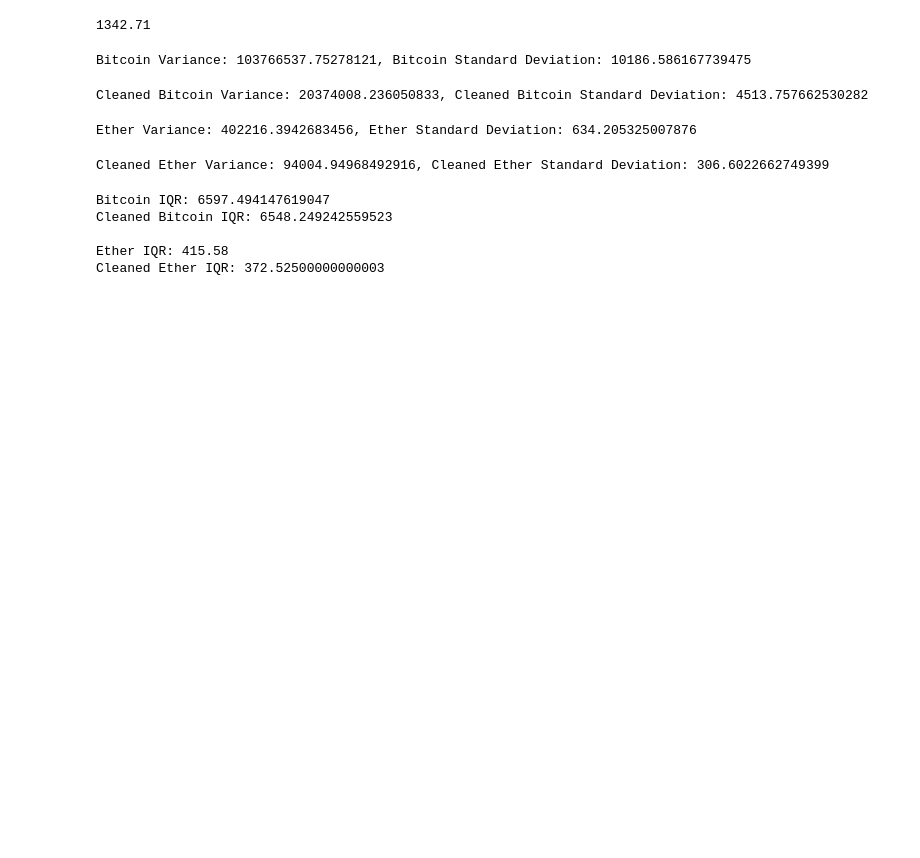
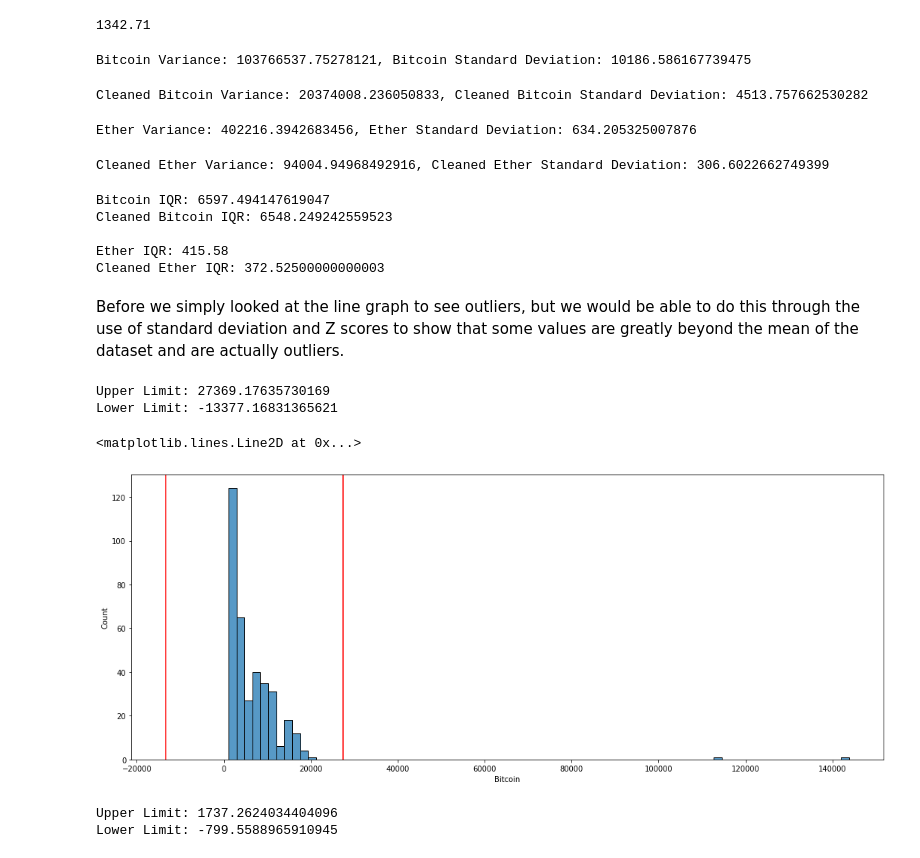
Before and after one commit to c-blomquist/Data-Analysis-Learning, a Jupyter notebook: Example_Project/Example_Project.ipynb, the cells around one changed output. Cells and saved outputs as stored; diff of their text form; code cells hidden in the pictures; blank space fills up the shorter version.

Commit message:
Analytical look at outliers

```diff
--- a/Example_Project/Example_Project.ipynb
+++ b/Example_Project/Example_Project.ipynb
@@ -213,3 +213,31 @@ Cleaned Bitcoin IQR: 6548.249242559523
 
 Ether IQR: 415.58
 Cleaned Ether IQR: 372.52500000000003
+# %% [markdown]
+Before we simply looked at the line graph to see outliers, but we would be able to do this through the use of standard deviation and Z scores to show that some values are greatly beyond the mean of the dataset and are actually outliers.
+# %%
+upper_limit = df['Bitcoin'].mean() + 2 * df['Bitcoin'].std()
+lower_limit = df['Bitcoin'].mean() - 2 * df['Bitcoin'].std()
+print("Upper Limit: {}".format(upper_limit))
+print("Lower Limit: {}".format(lower_limit))
+# %% [output]
+Upper Limit: 27369.17635730169
+Lower Limit: -13377.16831365621
+# %%
+# here we can see the outliers past the upper limit that we have made, the lower limit does not really make sense as thats negative dollars, but we focus on the upper one.
+fig, ax = plt.subplots(figsize=(18, 7))
+sns.histplot(df['Bitcoin'], ax=ax)
+ax.axvline(lower_limit, color='red')
+ax.axvline(upper_limit, color='red')
+# %% [output]
+<matplotlib.lines.Line2D at 0x...>
+[figure, added]
+# %%
+# same principle for Ether
+upper_limit = df['Ether'].mean() + 2 * df['Ether'].std()
+lower_limit = df['Ether'].mean() - 2 * df['Ether'].std()
+print("Upper Limit: {}".format(upper_limit))
+print("Lower Limit: {}".format(lower_limit))
+# %% [output]
+Upper Limit: 1737.2624034404096
+Lower Limit: -799.5588965910945
```
Also changed, not shown: parts of 3 cells of this notebook.
